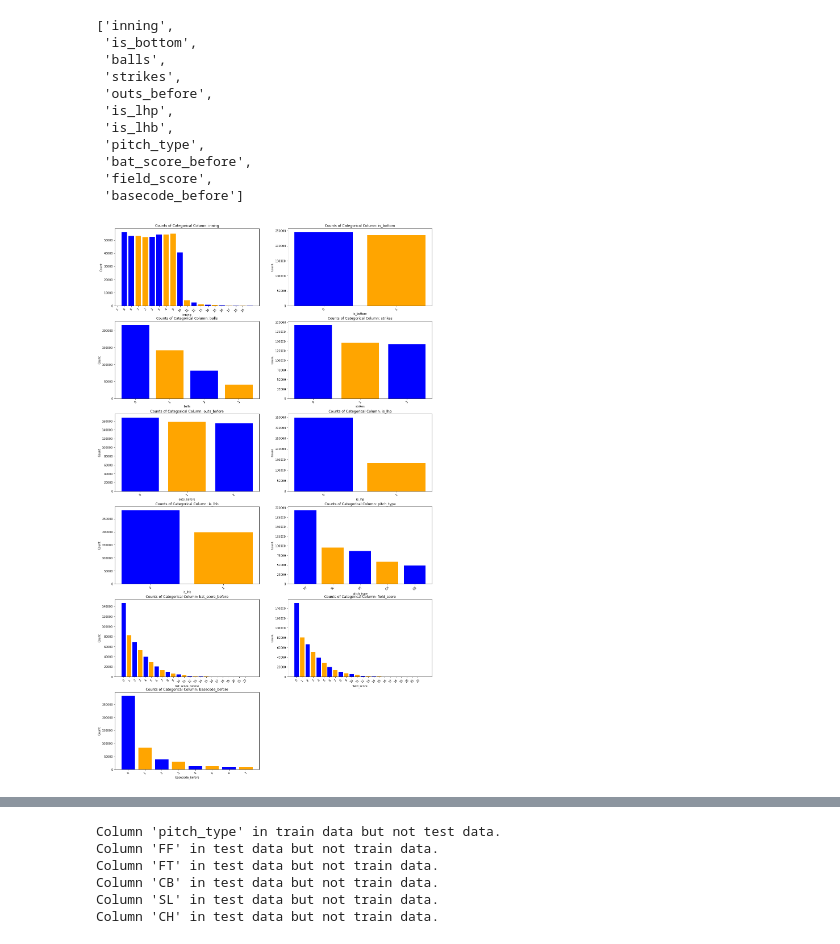
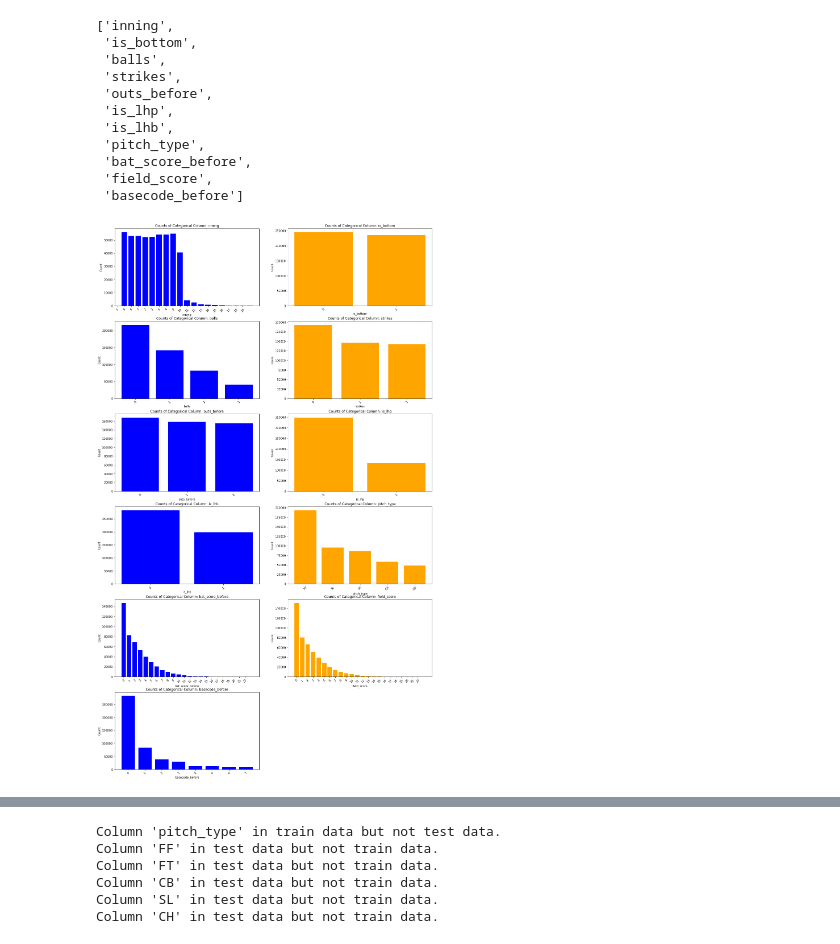
Before and after one commit to reetyf/mets, a Jupyter notebook: Hailey_Weinschenk_NYM_Questionnaire.ipynb, the cells around one changed output, grey strips where cells are left out. Drawn from its saved outputs; the diff is of its cells as text; code cells hidden in the pictures.

```diff
--- a/Hailey_Weinschenk_NYM_Questionnaire.ipynb
+++ b/Hailey_Weinschenk_NYM_Questionnaire.ipynb
@@ -129,14 +126,17 @@ import matplotlib.pyplot as plt
 import numpy as np
 
 # define a function for code reuse
-def visualize_col_domains(col, df):
+def visualize_col_domains(col, df,c):
     """
     Visualizes categorical columns of a dataframe
     Parameters:
     col (str): the column name of the passed in dataframe
     df (DataFrame): the DataFrame to visualize cols
     """
-    plt.bar(df[col].value_counts().keys(), df[col].value_counts().values, color =['blue','orange']) # mets colors
+    color = 'blue'
+    if c%2 == 0:
+        color = 'orange'
+    plt.bar(df[col].value_counts().keys(), df[col].value_counts().values, color =color) # mets colors
     plt.xticks(ticks = np.arange(0,len(df[col].value_counts())), labels = df[col].value_counts().keys(),rotation = 45)
     plt.xlabel(col)
     plt.ylabel('Count')
@@ -165,8 +165,8 @@ reasonable_domains
 # %%
 plt.figure(figsize =(20,35))
 for i in range(1,len(reasonable_domains)+1):
     plt.subplot(6,2,i)
-    visualize_col_domains(reasonable_domains[i-1],train)
+    visualize_col_domains(reasonable_domains[i-1],train,i)
 plt.show()
 # %% [output]
-[figure, old version]
+[figure, new version]
```
Also changed, not shown: parts of 91 cells of this notebook.
